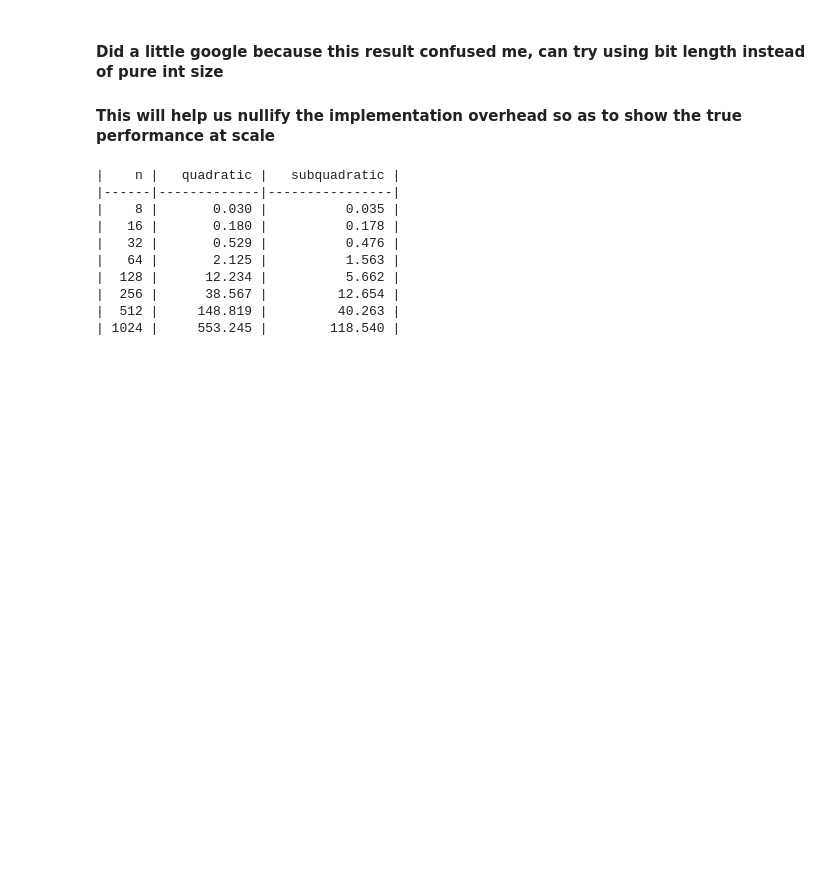
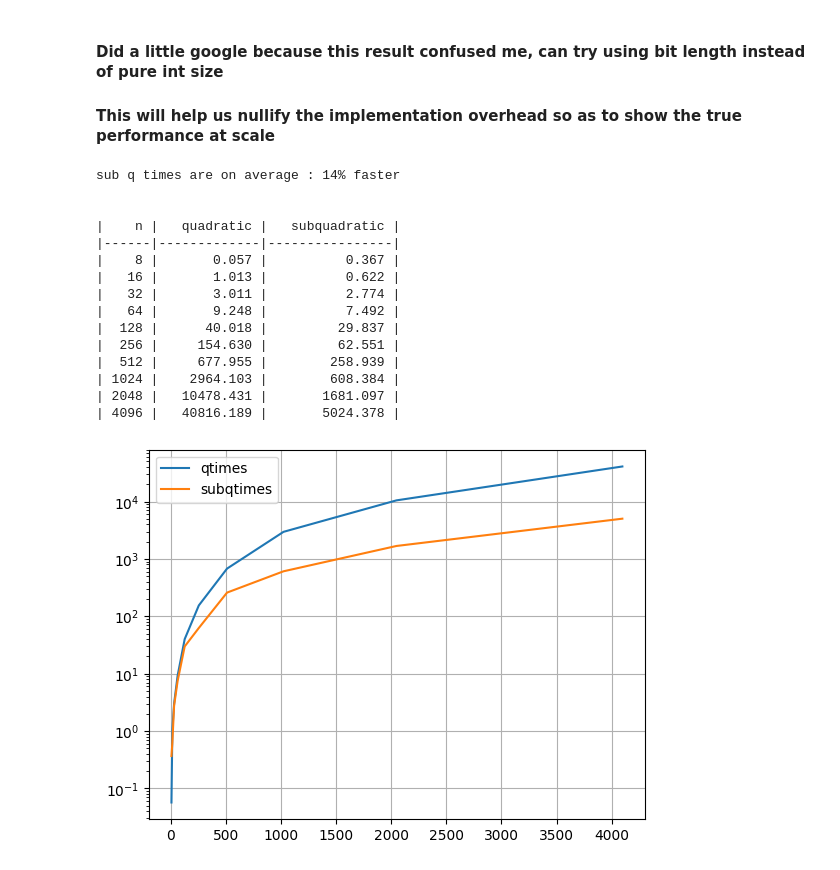
Before and after one commit to tulane-cmps6610-fall-2025/problem-set-02-arturoAltamirano, a Jupyter notebook: testingSolutions.ipynb, the cells around one changed output. Saved outputs shown, nothing was run; the diff lists cells and outputs as text; code cells hidden in the pictures; blank space fills up the shorter version.

Commit message:
visuals and advanced testing for question 5

```diff
--- a/testingSolutions.ipynb
+++ b/testingSolutions.ipynb
@@ -273,34 +303,60 @@ compare_multiply()
 
 #### This will help us nullify the implementation overhead so as to show the true performance at scale
 # %%
-import random
-
 def compare_multiply():
     results = []
+    qtimes = []
+    subqtimes = []
+
+    #bit_sizes = [8, 16, 32, 64, 128, 256, 512, 1024, 2048, 4096, 8192, 16384, 32768, 65536, 131072]
+    bit_sizes = [8, 16, 32, 64, 128, 256, 512, 1024, 2048, 4096]
+
     #test based on bit length with random numbers
-    for bits in [8, 16, 32, 64, 128, 256, 512, 1024]:
+    for bits in bit_sizes:
         #generate random numbers based on bit length
         #https://docs.python.org/3/library/random.html#:~:text=random.getrandbits,arbitrarily%20large%20ranges.
-        n1 = random.getrandbits(bits)
-        n2 = random.getrandbits(bits)
-        bn1, bn2 = BinaryNumber(n1), BinaryNumber(n2)
+        #i think there is something about the implementation that is not correct...
+        qtime = time_multiply(BinaryNumber(random.getrandbits(bits)), BinaryNumber(random.getrandbits(bits)), quadratic_multiply)
+        subqtime = time_multiply(BinaryNumber(random.getrandbits(bits)), BinaryNumber(random.getrandbits(bits)), subquadratic_multiply)
 
-        qtime = time_multiply(bn1, bn2, quadratic_multiply)
-        subqtime = time_multiply(bn1, bn2, subquadratic_multiply)
+        qtimes.append(qtime)
+        subqtimes.append(subqtime)
+        results.append((bits, qtime, subqtime))
 
-        results.append((bits, qtime, subqtime))
+    avg_qtime = sum(qtimes)
+    avg_subqtime = sum(subqtimes)
+
+    if avg_subqtime < avg_qtime:
+        print(f"sub q times are on average : {round((avg_subqtime / avg_qtime) * 100)}% faster")
+
+    else:
+        print(f"q times are on average : {round((avg_qtime / avg_subqtime) * 100)}% faster")
 
     print_results(results)
 
+    fig, ax = plt.subplots()
+    ax.plot(bit_sizes, qtimes, label="qtimes")
+    ax.plot(bit_sizes, subqtimes, label="subqtimes")
+
+    ax.legend()
+    ax.grid(True)
+    ax.set_yscale("log")
+
 compare_multiply()
 # %% [output]
+sub q times are on average : 14% faster
+
+
 |    n |   quadratic |   subquadratic |
 |------|-------------|----------------|
-|    8 |       0.030 |          0.035 |
-|   16 |       0.180 |          0.178 |
-|   32 |       0.529 |          0.476 |
-|   64 |       2.125 |          1.563 |
-|  128 |      12.234 |          5.662 |
-|  256 |      38.567 |         12.654 |
-|  512 |     148.819 |         40.263 |
-| 1024 |     553.245 |        118.540 |
+|    8 |       0.057 |          0.367 |
+|   16 |       1.013 |          0.622 |
+|   32 |       3.011 |          2.774 |
+|   64 |       9.248 |          7.492 |
+|  128 |      40.018 |         29.837 |
+|  256 |     154.630 |         62.551 |
+|  512 |     677.955 |        258.939 |
+| 1024 |    2964.103 |        608.384 |
+| 2048 |   10478.431 |       1681.097 |
+| 4096 |   40816.189 |       5024.378 |
+[figure, added]
```
Also changed, not shown: parts of 4 cells of this notebook, 2 other files.
